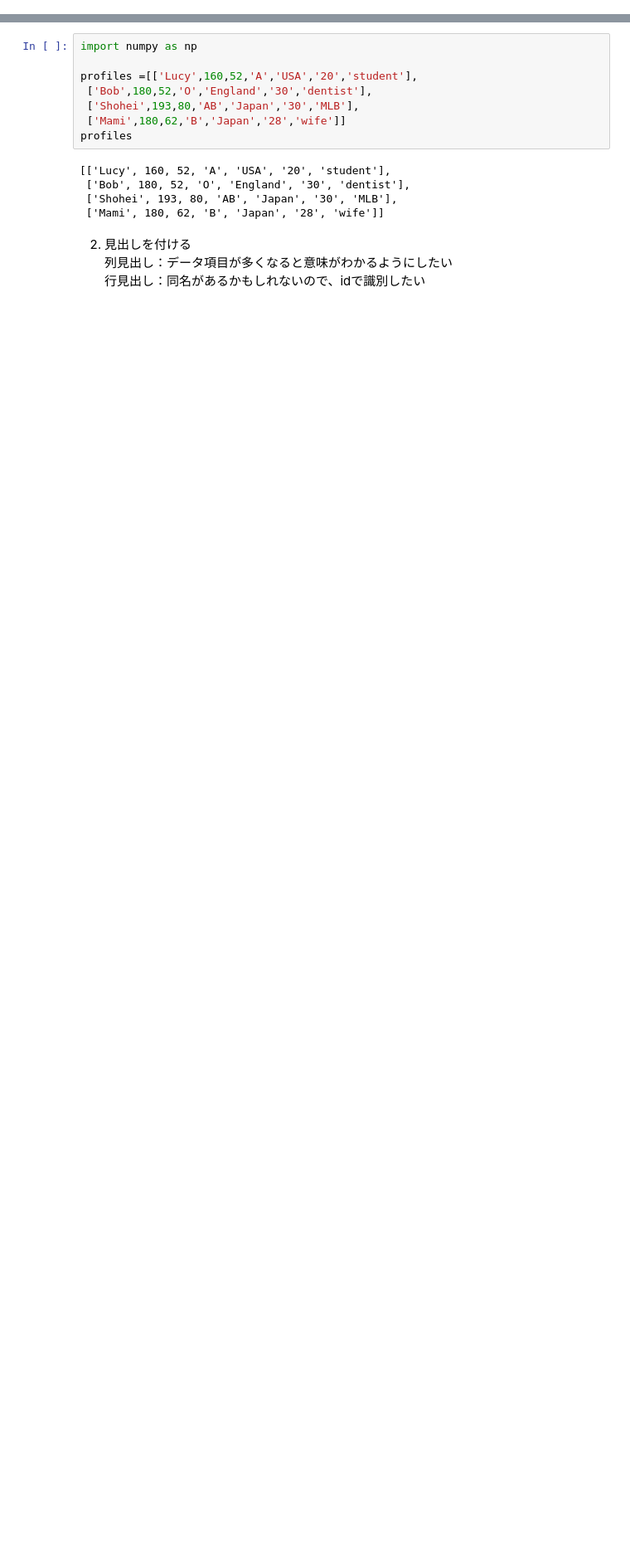
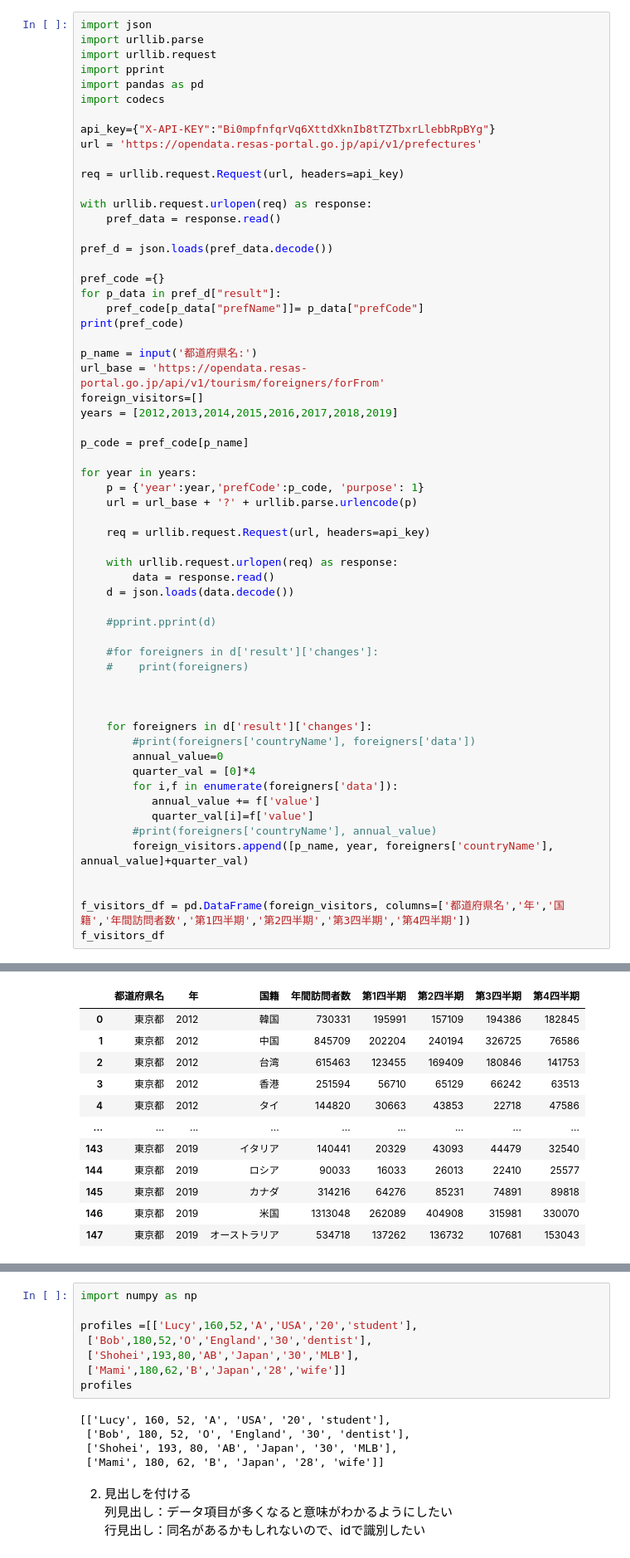
Before and after one commit to ueharaLab/python_intro_dataset1, a Jupyter notebook: Dataframe.ipynb, the cells around one changed output, grey strips where cells are left out. Shown at 83% size. Drawn from its saved outputs; the diff is of its cells as text; blank space fills up the shorter version.

```diff
--- a/Dataframe.ipynb
+++ b/Dataframe.ipynb
@@ -0,0 +15,61 @@
+# %%
+import json
+import urllib.parse
+import urllib.request
+import pprint
+import pandas as pd
+import codecs
+
+api_key={"X-API-KEY":"Bi0mpfnfqrVq6XttdXknIb8tTZTbxrLlebbRpBYg"}
+url = 'https://opendata.resas-portal.go.jp/api/v1/prefectures'
+
+req = urllib.request.Request(url, headers=api_key)
+
+with urllib.request.urlopen(req) as response:
+    pref_data = response.read()
+
+pref_d = json.loads(pref_data.decode())
+
+pref_code ={}
+for p_data in pref_d["result"]:
+    pref_code[p_data["prefName"]]= p_data["prefCode"]
+print(pref_code)
+
+p_name = input('都道府県名:')
+url_base = 'https://opendata.resas-portal.go.jp/api/v1/tourism/foreigners/forFrom'
+foreign_visitors=[]
+years = [2012,2013,2014,2015,2016,2017,2018,2019]
+
+p_code = pref_code[p_name]
+
+for year in years:
+    p = {'year':year,'prefCode':p_code, 'purpose': 1}
+    url = url_base + '?' + urllib.parse.urlencode(p)
+
+    req = urllib.request.Request(url, headers=api_key)
+
+    with urllib.request.urlopen(req) as response:
+        data = response.read()
+    d = json.loads(data.decode())
+
+    #pprint.pprint(d)
+
+    #for foreigners in d['result']['changes']:
+    #    print(foreigners)
+
+
+
+    for foreigners in d['result']['changes']:
+        #print(foreigners['countryName'], foreigners['data'])
+        annual_value=0
+        quarter_val = [0]*4
+        for i,f in enumerate(foreigners['data']):
+           annual_value += f['value']
+           quarter_val[i]=f['value']
+        #print(foreigners['countryName'], annual_value)
+        foreign_visitors.append([p_name, year, foreigners['countryName'], annual_value]+quarter_val)
+
+
+f_visitors_df = pd.DataFrame(foreign_visitors, columns=['都道府県名','年','国籍','年間訪問者数','第1四半期','第2四半期','第3四半期','第4四半期'])
+f_visitors_df
+# %% [output]
@@ -0,0 +78,12 @@
+|  | 都道府県名 | 年 | 国籍 | 年間訪問者数 | 第1四半期 | 第2四半期 | 第3四半期 | 第4四半期 |
+| 0 | 東京都 | 2012 | 韓国 | 730331 | 195991 | 157109 | 194386 | 182845 |
+| 1 | 東京都 | 2012 | 中国 | 845709 | 202204 | 240194 | 326725 | 76586 |
+| 2 | 東京都 | 2012 | 台湾 | 615463 | 123455 | 169409 | 180846 | 141753 |
+| 3 | 東京都 | 2012 | 香港 | 251594 | 56710 | 65129 | 66242 | 63513 |
+| 4 | 東京都 | 2012 | タイ | 144820 | 30663 | 43853 | 22718 | 47586 |
+| ... | ... | ... | ... | ... | ... | ... | ... | ... |
+| 143 | 東京都 | 2019 | イタリア | 140441 | 20329 | 43093 | 44479 | 32540 |
+| 144 | 東京都 | 2019 | ロシア | 90033 | 16033 | 26013 | 22410 | 25577 |
+| 145 | 東京都 | 2019 | カナダ | 314216 | 64276 | 85231 | 74891 | 89818 |
+| 146 | 東京都 | 2019 | 米国 | 1313048 | 262089 | 404908 | 315981 | 330070 |
+| 147 | 東京都 | 2019 | オーストラリア | 534718 | 137262 | 136732 | 107681 | 153043 |
```
Also changed, not shown: parts of 12 cells of this notebook, 2 other files.
